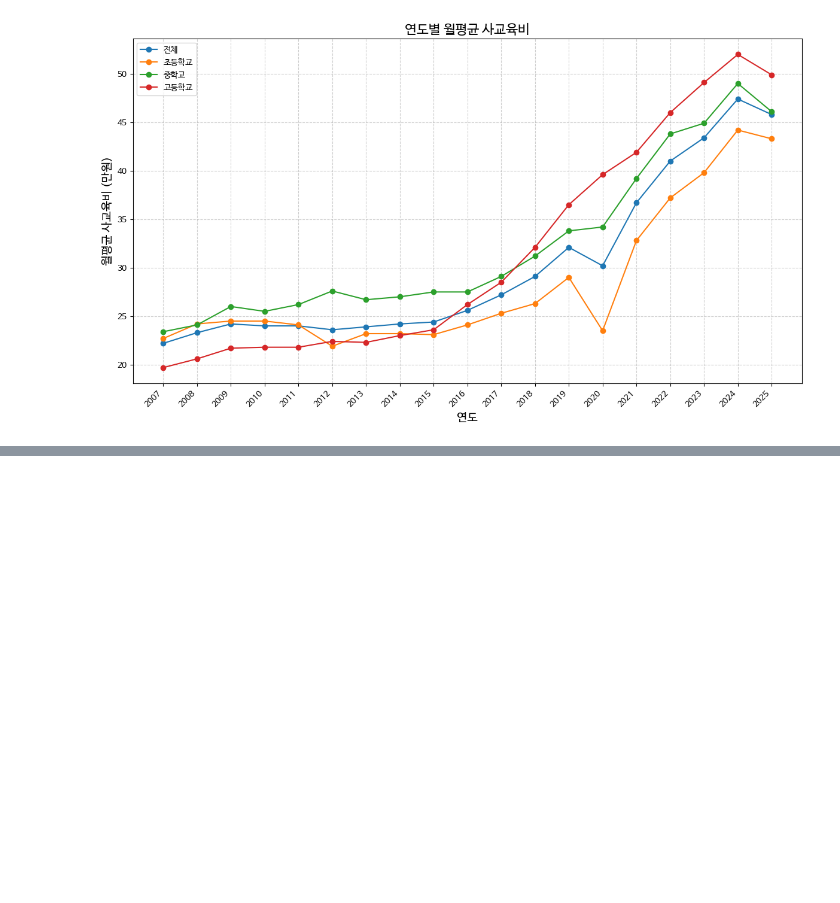
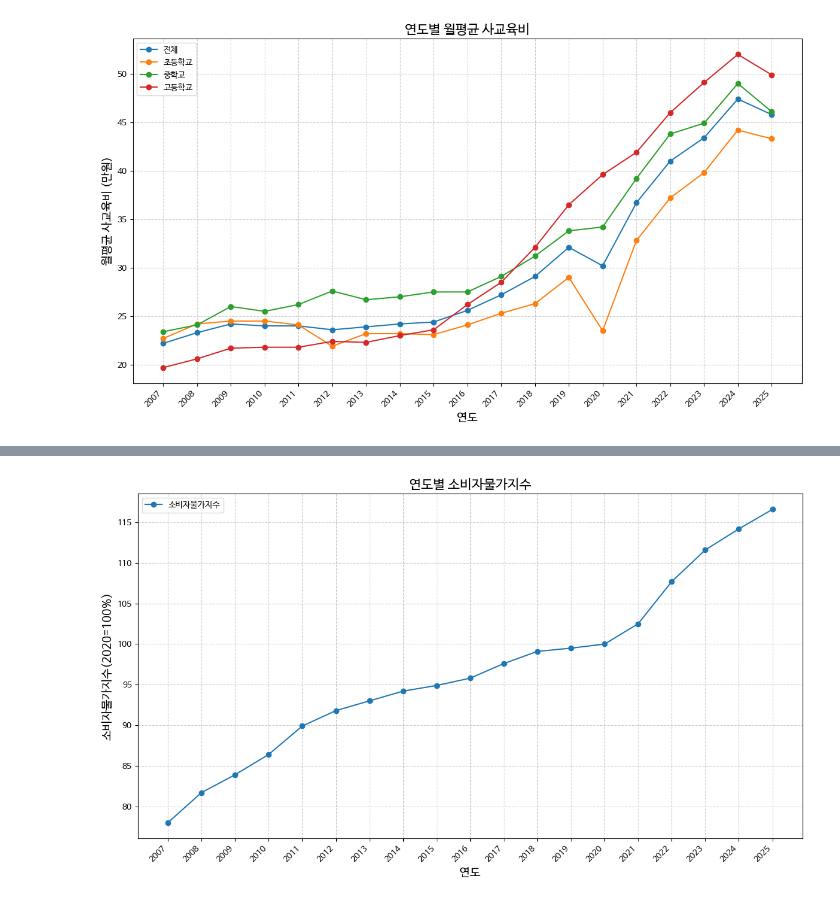
Before and after one commit to sechan-design/2026-data-science-and-machine-learning, a Jupyter notebook: 학급_특색_데이터_해석_그래프_살펴보기.ipynb, the cells around one changed output, grey strips where cells are left out. Saved outputs shown, nothing was run; the diff lists cells and outputs as text; code cells hidden in the pictures; blank space fills up the shorter version.

```diff
--- a/학급_특색_데이터_해석_그래프_살펴보기.ipynb
+++ b/학급_특색_데이터_해석_그래프_살펴보기.ipynb
@@ -125,0 +166,4 @@ plt.show()
+# %%
+csv_file = '소비자물가지수.csv'
+cpi = pd.read_csv(csv_file, encoding ='cp949')
+cpi
@@ -125,0 +188,15 @@ plt.show()
+# %%
+plt.figure(figsize=(12, 7))
+
+plt.plot(cpi['year'], cpi['cpi'], marker='o', label='소비자물가지수')
+
+plt.title('연도별 소비자물가지수', fontsize=16)
+plt.xlabel('연도', fontsize=14)
+plt.ylabel('소비자물가지수(2020=100%)', fontsize=14)
+plt.xticks(money['연도'], rotation=45, ha='right')
+plt.legend()
+plt.grid(True, linestyle='--', alpha=0.6)
+plt.tight_layout()
+plt.show()
+# %% [output]
+[figure, added]
```
Also changed, not shown: parts of 8 cells of this notebook.
